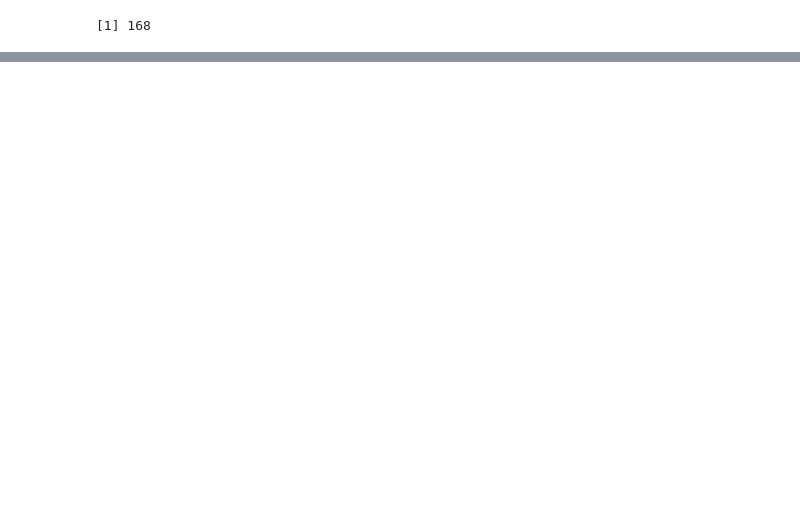
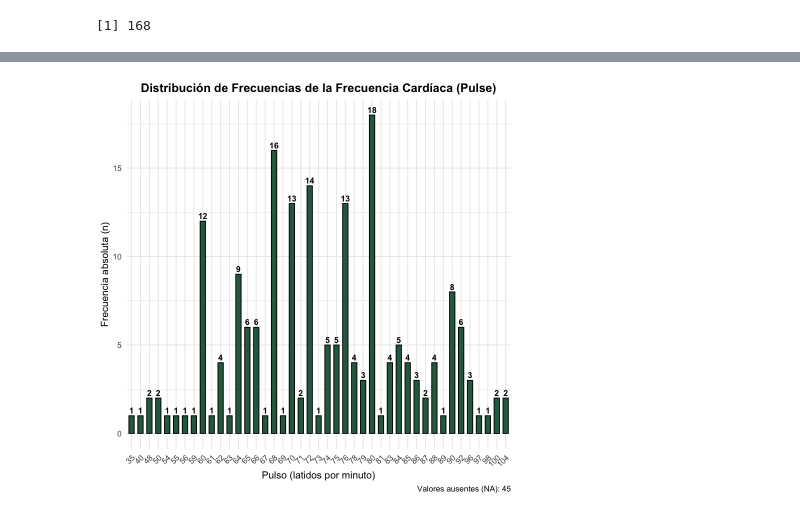
Before and after one commit to Daniel-534/FundamentosDeEstadisticaI, a Jupyter notebook: R/SurveyExploracion.ipynb, the cells around one changed output, grey strips where cells are left out. Cells and saved outputs as stored; diff of their text form; code cells hidden in the pictures; blank space fills up the shorter version.

```diff
--- a/R/SurveyExploracion.ipynb
+++ b/R/SurveyExploracion.ipynb
@@ -69,0 +330,11 @@ dim(survey_limpio)
+# %%
+# Tabla de frecuencias por valor exacto de Pulse
+tabla_frec_pulse <- survey_filtrado %>%
+  filter(!is.na(Pulse)) %>%
+  count(Pulse, name = "Frecuencia_n") %>%
+  mutate(
+    Porcentaje = round((Frecuencia_n / sum(Frecuencia_n)) * 100, 2),
+    Porcentaje_Acum = round(cumsum(Porcentaje), 2)
+  )
+
+print(as.data.frame(tabla_frec_pulse))
@@ -69,0 +359,25 @@ dim(survey_limpio)
+# %%
+# Gráfico de frecuencias (Diagrama de bastones / barras discretas)
+p_pulse <- ggplot(tabla_frec_pulse, aes(x = factor(Pulse), y = Frecuencia_n)) +
+  geom_col(fill = "#2D6A4F", color = "black", width = 0.6) +
+  geom_text(aes(label = Frecuencia_n), vjust = -0.4, size = 3.5, fontface = "bold") +
+  labs(
+    title = "Distribución de Frecuencias de la Frecuencia Cardíaca (Pulse)",
+    x = "Pulso (latidos por minuto)",
+    y = "Frecuencia absoluta (n)",
+    caption = paste("Valores ausentes (NA):", sum(is.na(survey_filtrado$Pulse)))
+  ) +
+  theme_minimal(base_size = 12) +
+  theme(
+    plot.background = element_rect(fill = "transparent", color = NA),
+    panel.background = element_rect(fill = "transparent", color = NA),
+    plot.title = element_text(face = "bold", hjust = 0.5),
+    axis.text.x = element_text(angle = 45, hjust = 1)
+  )
+
+print(p_pulse)
+
+# Guardar gráfico transparente de alta definición
+ggsave("grafico_frecuencias_pulse.png", plot = p_pulse, width = 9, height = 5, dpi = 300, bg = "transparent")
+# %% [output]
+[figure, added]
```
Also changed, not shown: parts of 28 cells of this notebook, 6 other files.
